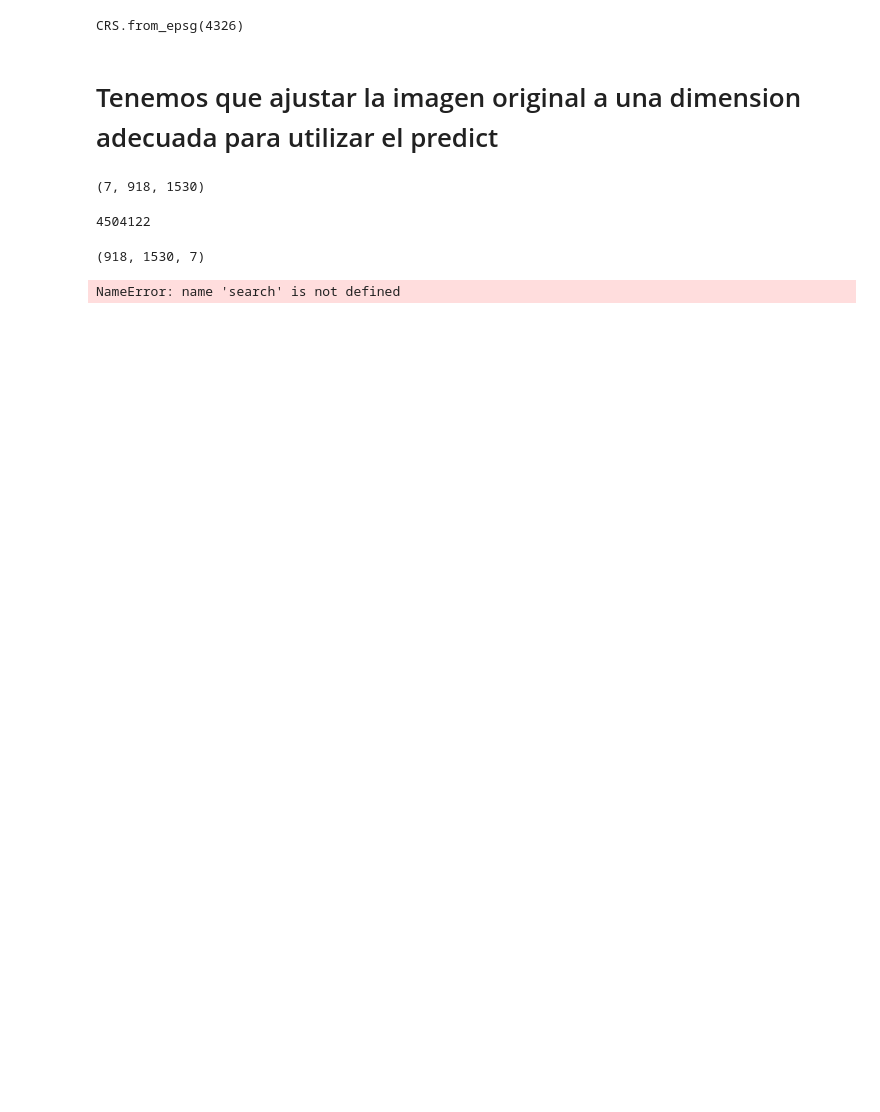
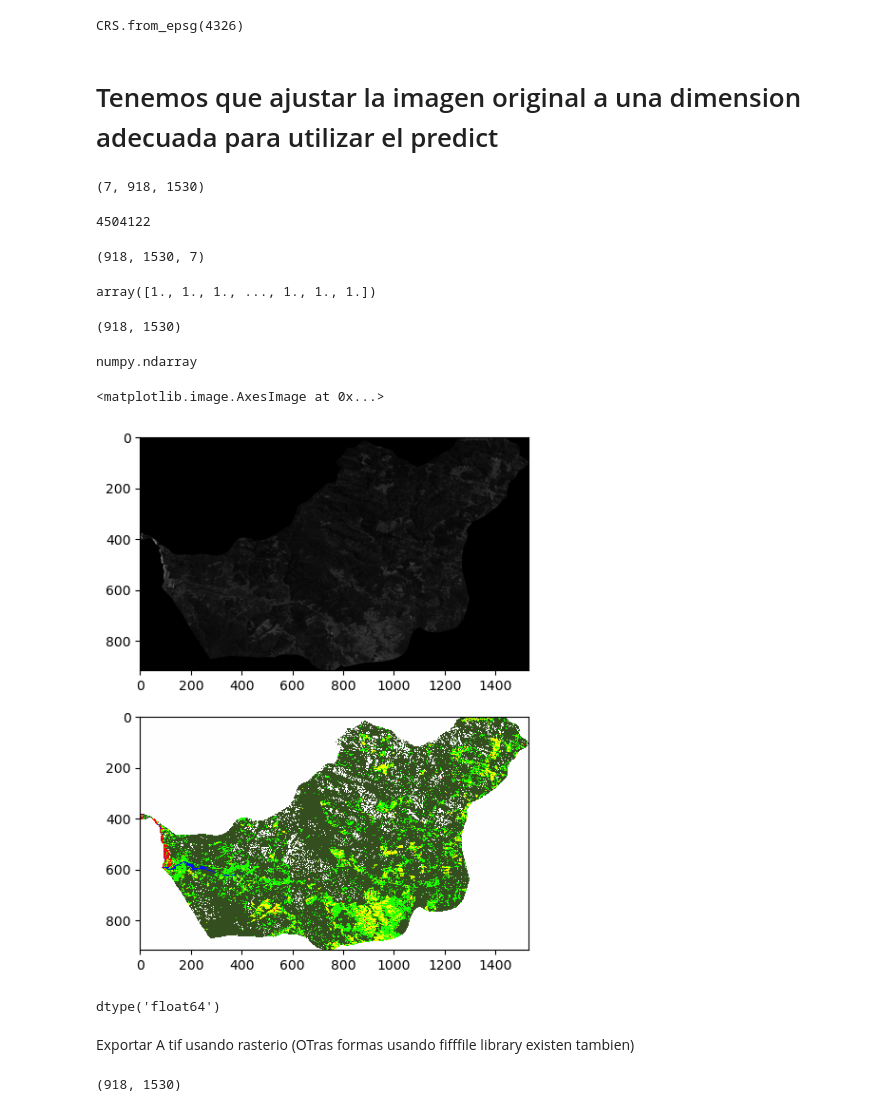
Before and after one commit to cristianvergaraf/land_use_classification, a Jupyter notebook: clasificacion_imagen.ipynb, the cells around one changed output. Drawn from its saved outputs; the diff is of its cells as text; code cells hidden in the pictures; blank space fills up the shorter version.

```diff
--- a/clasificacion_imagen.ipynb
+++ b/clasificacion_imagen.ipynb
@@ -42,6 +51,63 @@ print(lingue_7b_image.shape)
 (918, 1530, 7)
 # %%
 # Volvemos hacer un reshape de a -1,7
-class_prediction_search = search.predict(lingue_7b_image.reshape(-1,7))
+class_prediction_randon_forest_gs_model = randon_forest_gs_model.predict(lingue_7b_image.reshape(-1,7))
-# %% [output]
-NameError: name 'search' is not defined
+# %%
+class_prediction_randon_forest_gs_model
+# %% [output]
+array([1., 1., 1., ..., 1., 1., 1.])
+# %%
+class_prediction_matrix = class_prediction_randon_forest_gs_model .reshape(lingue_7b_image[:,:,0].shape)
+class_prediction_matrix.shape
+# %% [output]
+(918, 1530)
+# %%
+type(class_prediction_matrix)
+# %% [output]
+numpy.ndarray
+# %%
+def color_stretch(image, index):
+    colors = image[:, :, index].astype(np.float64)
+    for b in range(colors.shape[2]):
+        colors[:, :, b] = rasterio.plot.adjust_band(colors[:, :, b])
+    return colors
+
+# find the highest pixel value in the prediction image
+n = int(np.max(class_prediction_matrix))
+
+# next setup a colormap for our map
+colors = dict((
+    (1, (52, 78, 31, 255)),   # Forest plantation - Darkgreen
+    (2, (27,255, 1, 255)),      # Green - Native Forest
+    (3, (1, 255, 214, 255)),    # Lightblue - Emergent Grassland
+    (4, (255, 1, 1, 255)),      # Urbano
+    (5, (239, 255, 1, 255)),          # Suelo descubierto
+    (6, (1, 18, 255, 255))      # Water
+
+
+))
+
+# Put 0 - 255 as float 0 - 1
+for k in colors:
+    v = colors[k]
+    _v = [_v / 255.0 for _v in v]
+    colors[k] = _v
+
+index_colors = [colors[key] if key in colors else
+                (0, 0, 0, 255) for key in range(0, n+1)]
+
+cmap = plt.matplotlib.colors.ListedColormap(index_colors, 'Classification', n+1)
+# %%
+fig, axs = plt.subplots(2,1,figsize=(10,7))
+
+img_stretched = color_stretch(lingue_7b_image, [2, 2, 2])
+axs[0].imshow(img_stretched)
+
+axs[1].imshow(class_prediction_matrix, cmap=cmap, interpolation='none')
+# %% [output]
+<matplotlib.image.AxesImage at 0x...>
+[figure, added]
+# %%
+class_prediction_matrix.dtype
+# %% [output]
+dtype('float64')
@@ -47,0 +117,2 @@ NameError: name 'search' is not defined
+# %% [markdown]
+Exportar A tif usando rasterio (OTras formas usando fifffile library existen tambien)
@@ -47,0 +123,5 @@ NameError: name 'search' is not defined
+# %%
+# Array
+print(class_prediction_matrix.shape)
+# %% [output]
+(918, 1530)
```
Also changed, not shown: parts of 13 cells of this notebook, 9 other files.
